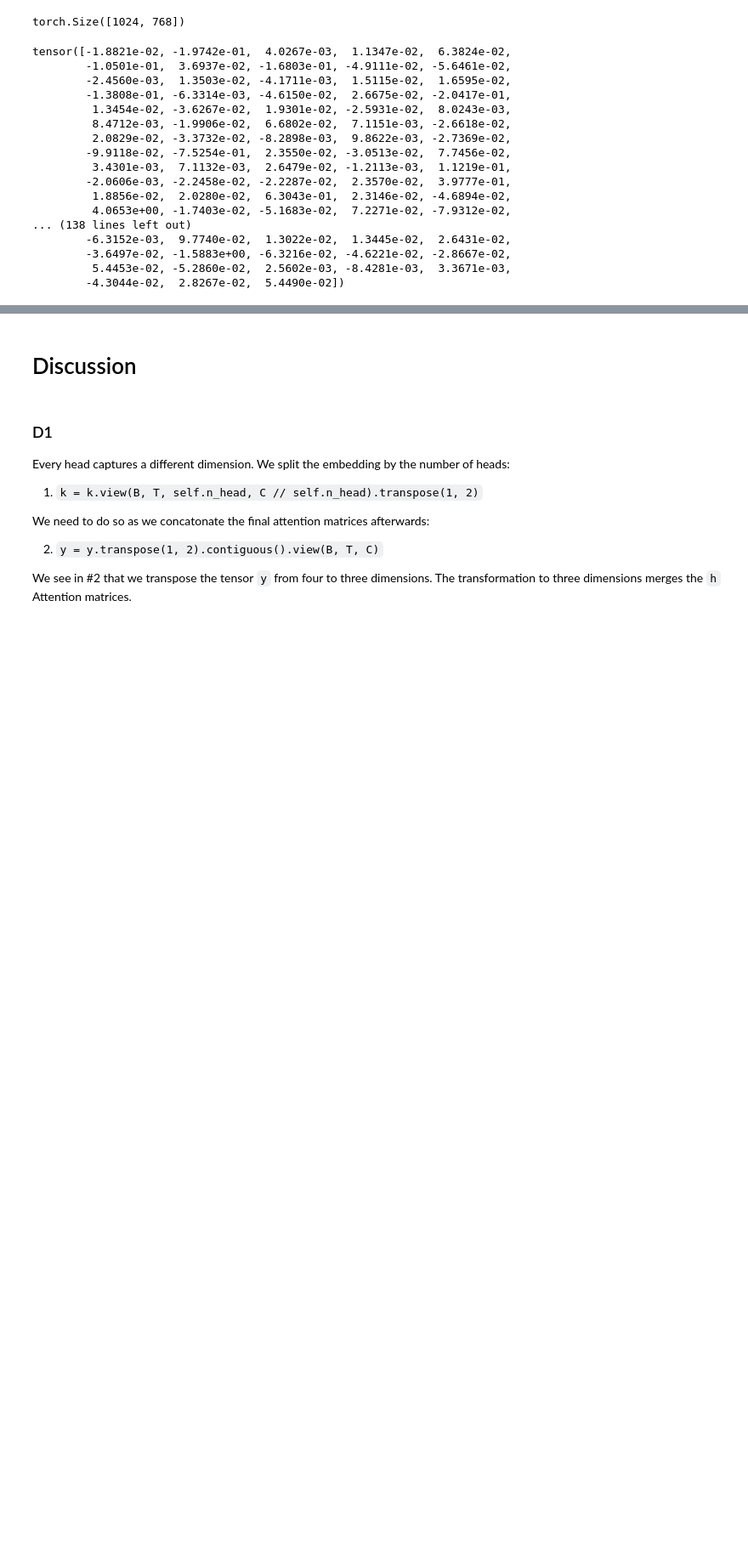
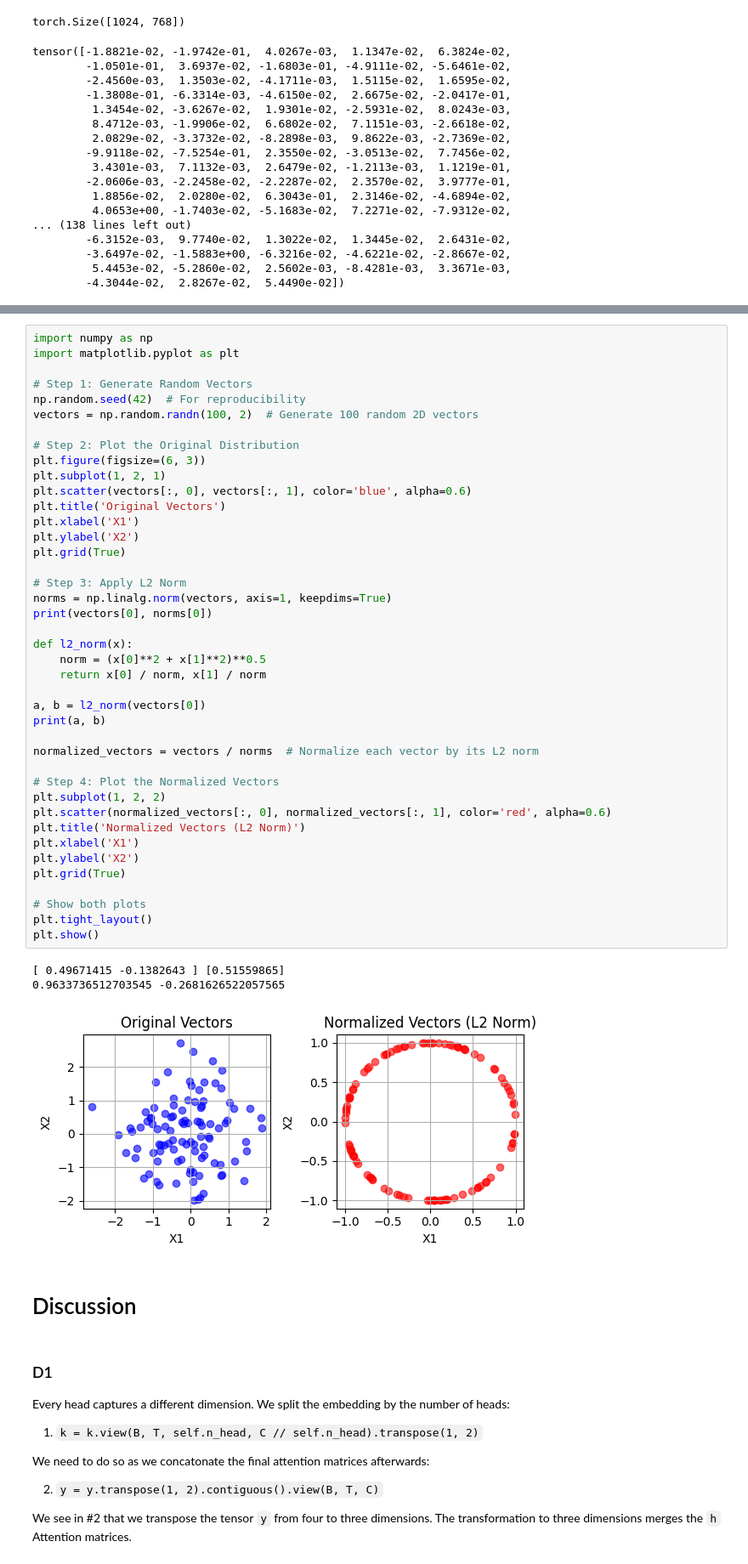
Before and after one commit to soerenml/gpt2, a Jupyter notebook: core_ideas.ipynb, the cells around one changed output, grey strips where cells are left out. Shown at 85% size. Cells and saved outputs as stored; diff of their text form; blank space fills up the shorter version.

```diff
--- a/core_ideas.ipynb
+++ b/core_ideas.ipynb
@@ -637,3 +654,48 @@ Instead we are using:
+# %%
+import numpy as np
+import matplotlib.pyplot as plt
+
+# Step 1: Generate Random Vectors
+np.random.seed(42)  # For reproducibility
+vectors = np.random.randn(100, 2)  # Generate 100 random 2D vectors
+
+# Step 2: Plot the Original Distribution
+plt.figure(figsize=(6, 3))
+plt.subplot(1, 2, 1)
+plt.scatter(vectors[:, 0], vectors[:, 1], color='blue', alpha=0.6)
+plt.title('Original Vectors')
+plt.xlabel('X1')
+plt.ylabel('X2')
+plt.grid(True)
+
+# Step 3: Apply L2 Norm
+norms = np.linalg.norm(vectors, axis=1, keepdims=True)
+print(vectors[0], norms[0])
+
+def l2_norm(x):
+    norm = (x[0]**2 + x[1]**2)**0.5
+    return x[0] / norm, x[1] / norm
+
+a, b = l2_norm(vectors[0])
+print(a, b)
+
+normalized_vectors = vectors / norms  # Normalize each vector by its L2 norm
+
+# Step 4: Plot the Normalized Vectors
+plt.subplot(1, 2, 2)
+plt.scatter(normalized_vectors[:, 0], normalized_vectors[:, 1], color='red', alpha=0.6)
+plt.title('Normalized Vectors (L2 Norm)')
+plt.xlabel('X1')
+plt.ylabel('X2')
+plt.grid(True)
+
+# Show both plots
+plt.tight_layout()
+plt.show()
+# %% [output]
+[ 0.49671415 -0.1382643 ] [0.51559865]
+0.9633736512703545 -0.2681626522057565
+[figure, added]
 # %% [markdown]
 # Discussion
 # %% [markdown]
```
Also changed, not shown: parts of 13 cells of this notebook, 1 other file.
